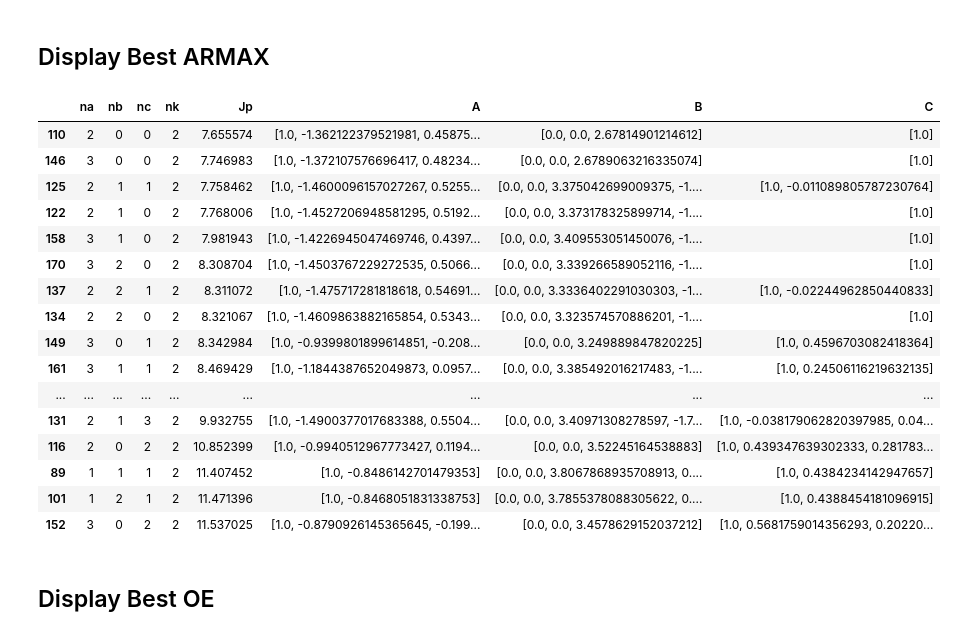
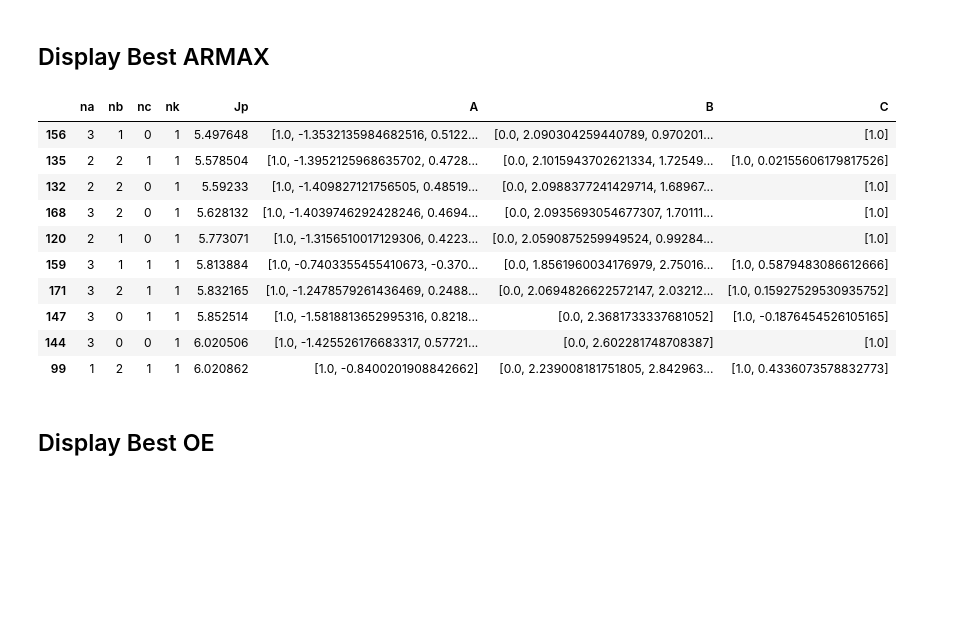
Before and after one commit to GuiBeal/system-identification, a Jupyter notebook: Python/main.ipynb, the cells around one changed output. Saved outputs shown, nothing was run; the diff lists cells and outputs as text; code cells hidden in the pictures; blank space fills up the shorter version.

```diff
--- a/Python/main.ipynb
+++ b/Python/main.ipynb
@@ -122,7 +132,7 @@ from functions import arx
 
 na_range = range(0, 3 + 1)
 nb_range = range(0, 2 + 1)
-nk_range = range(0, 2 + 1)
+nk_range = range(1, 3 + 1)
 
 models_arx = arx(u_i, y_i, u_v, y_v, na_range, nb_range, nk_range)
 
@@ -149,7 +159,7 @@ from functions import armax
 na_range = range(0, 3 + 1)
 nb_range = range(0, 2 + 1)
 nc_range = range(0, 3 + 1)
-nk_range = range(0, 2 + 1)
+nk_range = range(1, 3 + 1)
 
 models_armax = armax(u_i, y_i, u_v, y_v, na_range, nb_range, nc_range, nk_range)
 
@@ -173,7 +183,7 @@ from functions import oe
 
 nb_range = range(0, 2 + 1)
 nf_range = range(1, 3 + 1) # nf = 0 causa erro no pysid!
-nk_range = range(0, 2 + 1)
+nk_range = range(1, 3 + 1)
 
 models_oe = oe(u_i, y_i, u_v, y_v, nb_range, nf_range, nk_range)
 
@@ -203,7 +213,7 @@ nb_range = range(0, 2 + 1)
 nc_range = range(0, 3 + 1)
 nd_range = range(0, 3 + 1)
 nf_range = range(0, 3 + 1)
-nk_range = range(0, 2 + 1)
+nk_range = range(1, 3 + 1)
 
 models_bj = bj(u_i, y_i, u_v, y_v, nb_range, nc_range, nd_range, nf_range, nk_range)
 
@@ -290,25 +294,19 @@ display(models.loc[models.model == 'arx'][['na','nb','nk','Jp','A','B',]].head(2
 # %% [markdown]
 ## Display Best ARMAX
 # %%
-display(models.loc[models.model == 'armax'][['na','nb','nc','nk','Jp','A','B','C']].head(20))
+display(models.loc[models.model == 'armax'][['na','nb','nc','nk','Jp','A','B','C']].head(10))
 # %% [output]
 |  | na | nb | nc | nk | Jp | A | B | C |
-| 110 | 2 | 0 | 0 | 2 | 7.655574 | [1.0, -1.362122379521981, 0.45875... | [0.0, 0.0, 2.67814901214612] | [1.0] |
-| 146 | 3 | 0 | 0 | 2 | 7.746983 | [1.0, -1.372107576696417, 0.48234... | [0.0, 0.0, 2.6789063216335074] | [1.0] |
-| 125 | 2 | 1 | 1 | 2 | 7.758462 | [1.0, -1.4600096157027267, 0.5255... | [0.0, 0.0, 3.375042699009375, -1.... | [1.0, -0.011089805787230764] |
-| 122 | 2 | 1 | 0 | 2 | 7.768006 | [1.0, -1.4527206948581295, 0.5192... | [0.0, 0.0, 3.373178325899714, -1.... | [1.0] |
-| 158 | 3 | 1 | 0 | 2 | 7.981943 | [1.0, -1.4226945047469746, 0.4397... | [0.0, 0.0, 3.409553051450076, -1.... | [1.0] |
-| 170 | 3 | 2 | 0 | 2 | 8.308704 | [1.0, -1.4503767229272535, 0.5066... | [0.0, 0.0, 3.339266589052116, -1.... | [1.0] |
-| 137 | 2 | 2 | 1 | 2 | 8.311072 | [1.0, -1.475717281818618, 0.54691... | [0.0, 0.0, 3.3336402291030303, -1... | [1.0, -0.02244962850440833] |
-| 134 | 2 | 2 | 0 | 2 | 8.321067 | [1.0, -1.4609863882165854, 0.5343... | [0.0, 0.0, 3.323574570886201, -1.... | [1.0] |
-| 149 | 3 | 0 | 1 | 2 | 8.342984 | [1.0, -0.9399801899614851, -0.208... | [0.0, 0.0, 3.249889847820225] | [1.0, 0.4596703082418364] |
-| 161 | 3 | 1 | 1 | 2 | 8.469429 | [1.0, -1.1844387652049873, 0.0957... | [0.0, 0.0, 3.385492016217483, -1.... | [1.0, 0.24506116219632135] |
-| ... | ... | ... | ... | ... | ... | ... | ... | ... |
-| 131 | 2 | 1 | 3 | 2 | 9.932755 | [1.0, -1.4900377017683388, 0.5504... | [0.0, 0.0, 3.40971308278597, -1.7... | [1.0, -0.038179062820397985, 0.04... |
-| 116 | 2 | 0 | 2 | 2 | 10.852399 | [1.0, -0.9940512967773427, 0.1194... | [0.0, 0.0, 3.52245164538883] | [1.0, 0.439347639302333, 0.281783... |
-| 89 | 1 | 1 | 1 | 2 | 11.407452 | [1.0, -0.8486142701479353] | [0.0, 0.0, 3.8067868935708913, 0.... | [1.0, 0.4384234142947657] |
-| 101 | 1 | 2 | 1 | 2 | 11.471396 | [1.0, -0.8468051831338753] | [0.0, 0.0, 3.7855378088305622, 0.... | [1.0, 0.4388454181096915] |
-| 152 | 3 | 0 | 2 | 2 | 11.537025 | [1.0, -0.8790926145365645, -0.199... | [0.0, 0.0, 3.4578629152037212] | [1.0, 0.5681759014356293, 0.20220... |
+| 156 | 3 | 1 | 0 | 1 | 5.497648 | [1.0, -1.3532135984682516, 0.5122... | [0.0, 2.090304259440789, 0.970201... | [1.0] |
+| 135 | 2 | 2 | 1 | 1 | 5.578504 | [1.0, -1.3952125968635702, 0.4728... | [0.0, 2.1015943702621334, 1.72549... | [1.0, 0.02155606179817526] |
+| 132 | 2 | 2 | 0 | 1 | 5.59233 | [1.0, -1.409827121756505, 0.48519... | [0.0, 2.0988377241429714, 1.68967... | [1.0] |
+| 168 | 3 | 2 | 0 | 1 | 5.628132 | [1.0, -1.4039746292428246, 0.4694... | [0.0, 2.0935693054677307, 1.70111... | [1.0] |
+| 120 | 2 | 1 | 0 | 1 | 5.773071 | [1.0, -1.3156510017129306, 0.4223... | [0.0, 2.0590875259949524, 0.99284... | [1.0] |
+| 159 | 3 | 1 | 1 | 1 | 5.813884 | [1.0, -0.7403355455410673, -0.370... | [0.0, 1.8561960034176979, 2.75016... | [1.0, 0.5879483086612666] |
+| 171 | 3 | 2 | 1 | 1 | 5.832165 | [1.0, -1.2478579261436469, 0.2488... | [0.0, 2.0694826622572147, 2.03212... | [1.0, 0.15927529530935752] |
+| 147 | 3 | 0 | 1 | 1 | 5.852514 | [1.0, -1.5818813652995316, 0.8218... | [0.0, 2.3681733337681052] | [1.0, -0.1876454526105165] |
+| 144 | 3 | 0 | 0 | 1 | 6.020506 | [1.0, -1.425526176683317, 0.57721... | [0.0, 2.602281748708387] | [1.0] |
+| 99 | 1 | 2 | 1 | 1 | 6.020862 | [1.0, -0.8400201908842662] | [0.0, 2.239008181751805, 2.842963... | [1.0, 0.4336073578832773] |
 # %% [markdown]
 ## Display Best OE
 # %%
```
Also changed, not shown: parts of 12 cells of this notebook, 3 other files.
